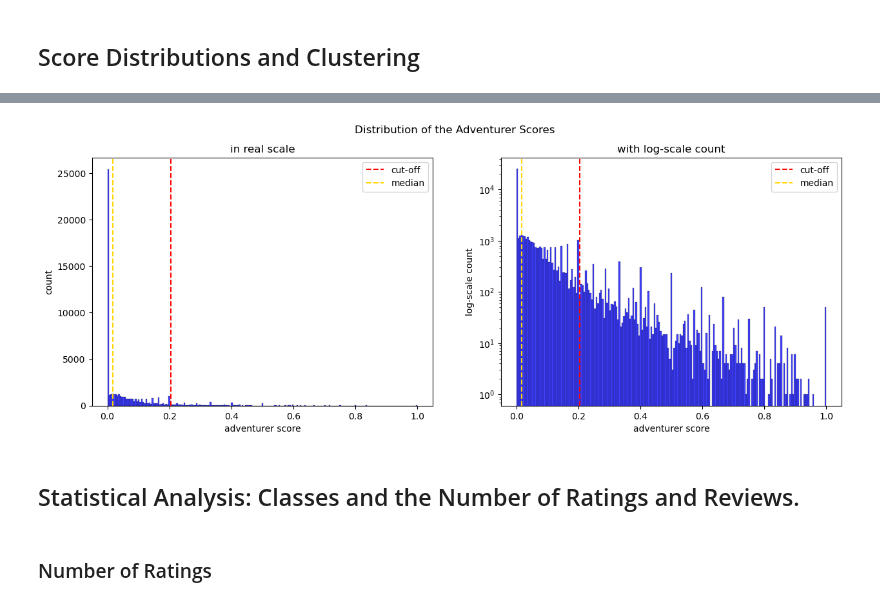
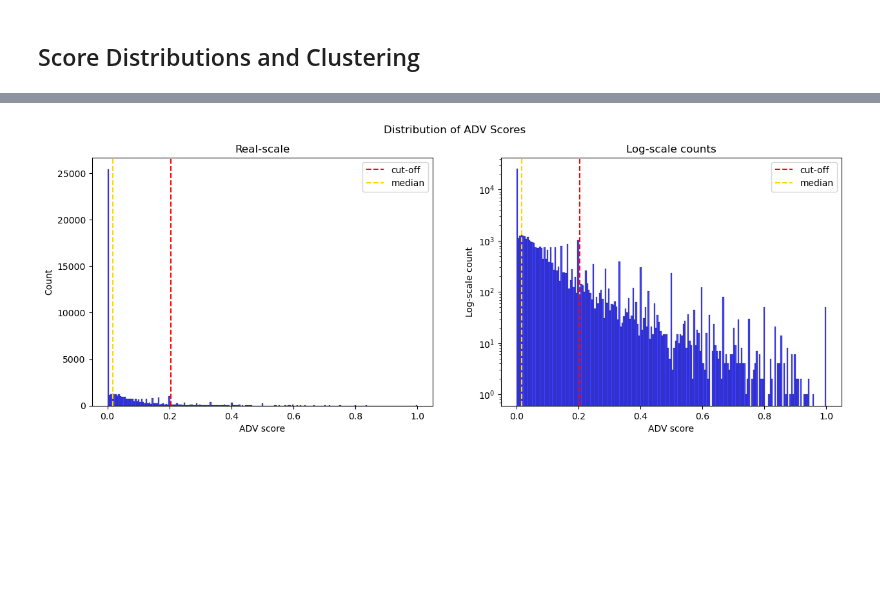
Before and after one commit to epfl-ada/ada-2022-project-analyteam, a Jupyter notebook: score_distributions.ipynb, the cells around one changed output, grey strips where cells are left out. Saved outputs shown, nothing was run; the diff lists cells and outputs as text; code cells hidden in the pictures; blank space fills up the shorter version.

```diff
--- a/score_distributions.ipynb
+++ b/score_distributions.ipynb
@@ -101,29 +107,25 @@ ax2.legend();
 # %%
 adv_cutoff = users_df["adv_score"].quantile(0.9)
 adv_median = users_df["adv_score"].median()
 
 fig, (ax1, ax2) = plt.subplots(1, 2, figsize=(15, 5))
 
-fig.suptitle("Distribution of the Adventurer Scores")
+fig.suptitle("Distribution of ADV Scores")
 
 sns.histplot(data=users_df, x="adv_score", ax=ax1, color="blue")
-ax1.set_title("in real scale")
-ax1.set_xlabel("adventurer score")
-ax1.set_ylabel("count")
+ax1.set_title("Real-scale")
+ax1.set_xlabel("ADV score")
+ax1.set_ylabel("Count")
 ax1.axvline(x=adv_cutoff, color="red", ls="--", label="cut-off")
 ax1.axvline(x=adv_median, color="gold", ls="--", label="median")
 ax1.legend()
 
 sns.histplot(data=users_df, x="adv_score", ax=ax2, log_scale=(False, True), color="blue")
-ax2.set_title("with log-scale count")
-ax2.set_xlabel("adventurer score")
-ax2.set_ylabel("log-scale count")
+ax2.set_title("Log-scale counts")
+ax2.set_xlabel("ADV score")
+ax2.set_ylabel("Log-scale count")
 ax2.axvline(x=adv_cutoff, color="red", ls="--", label="cut-off")
 ax2.axvline(x=adv_median, color="gold", ls="--", label="median")
 ax2.legend();
 # %% [output]
-[figure, old version]
+[figure, new version]
-# %% [markdown]
-## Statistical Analysis: Classes and the Number of Ratings and Reviews.
-# %% [markdown]
-### Number of Ratings
```
Also changed, not shown: parts of 12 cells of this notebook, 12 other files.
